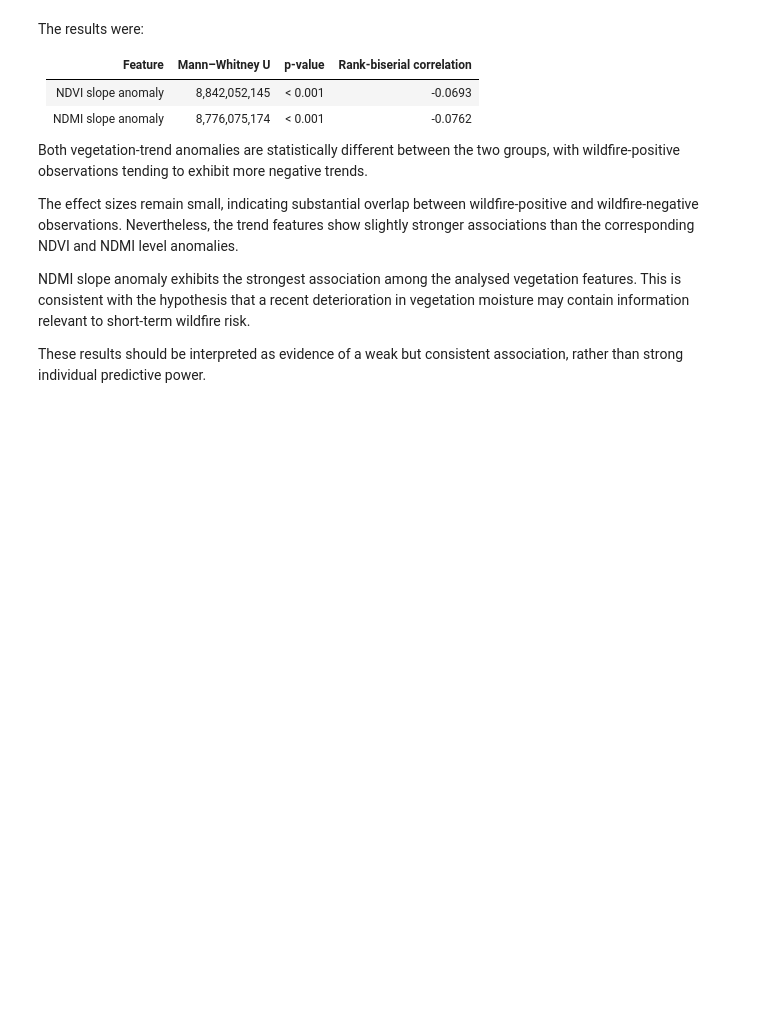
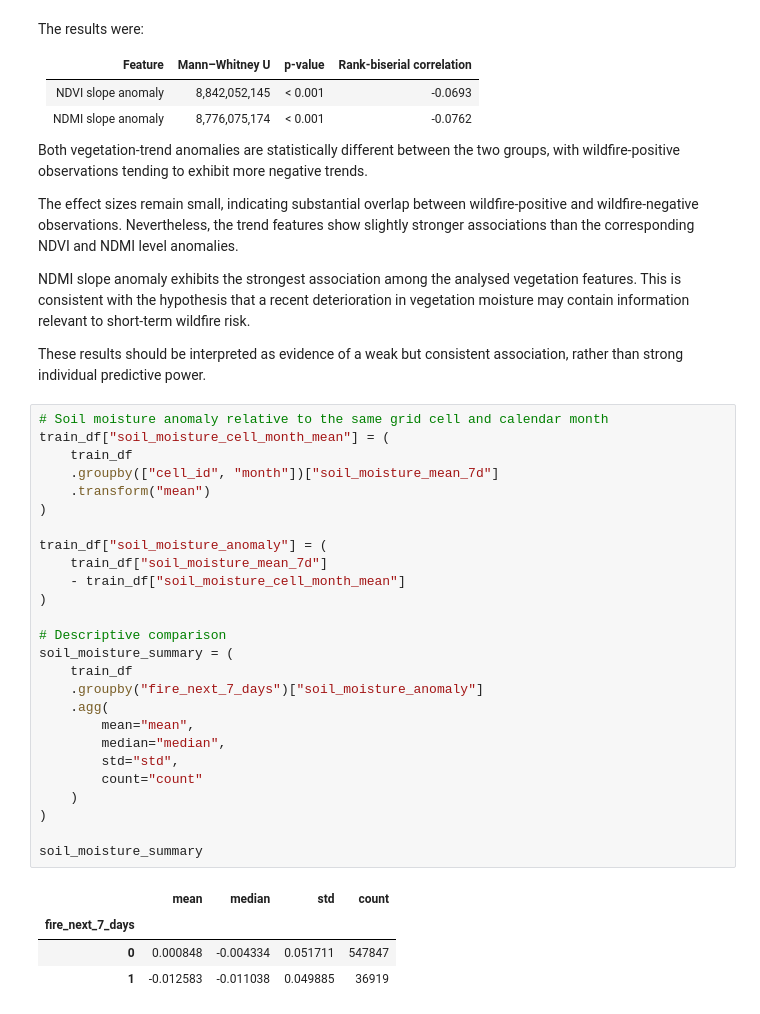
Before and after one commit to Daniel99Fonseca/wildfire-risk-portugal, a Jupyter notebook: notebooks/04_exploratory_analysis.ipynb, the cells around one changed output. Drawn from its saved outputs; the diff is of its cells as text; blank space fills up the shorter version.

```diff
--- a/notebooks/04_exploratory_analysis.ipynb
+++ b/notebooks/04_exploratory_analysis.ipynb
@@ -995,3 +995,34 @@ vegetation moisture may contain information relevant to short-term wildfire risk
 
 These results should be interpreted as evidence of a weak but consistent association,
 rather than strong individual predictive power.
+# %%
+# Soil moisture anomaly relative to the same grid cell and calendar month
+train_df["soil_moisture_cell_month_mean"] = (
+    train_df
+    .groupby(["cell_id", "month"])["soil_moisture_mean_7d"]
+    .transform("mean")
+)
+
+train_df["soil_moisture_anomaly"] = (
+    train_df["soil_moisture_mean_7d"]
+    - train_df["soil_moisture_cell_month_mean"]
+)
+
+# Descriptive comparison
+soil_moisture_summary = (
+    train_df
+    .groupby("fire_next_7_days")["soil_moisture_anomaly"]
+    .agg(
+        mean="mean",
+        median="median",
+        std="std",
+        count="count"
+    )
+)
+
+soil_moisture_summary
+# %% [output]
+|  | mean | median | std | count |
+| fire_next_7_days |  |  |  |  |
+| 0 | 0.000848 | -0.004334 | 0.051711 | 547847 |
+| 1 | -0.012583 | -0.011038 | 0.049885 | 36919 |
```
Also changed, not shown: parts of 11 cells of this notebook.
